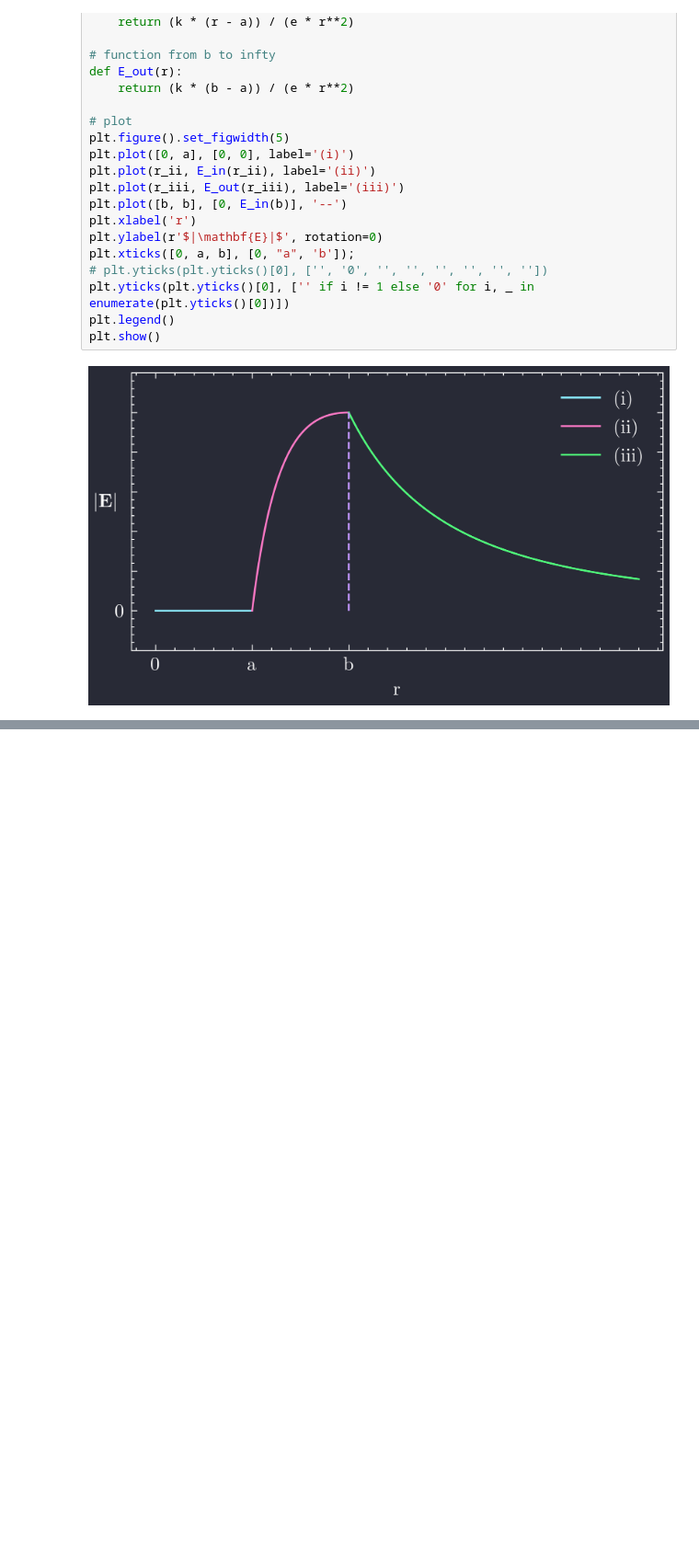
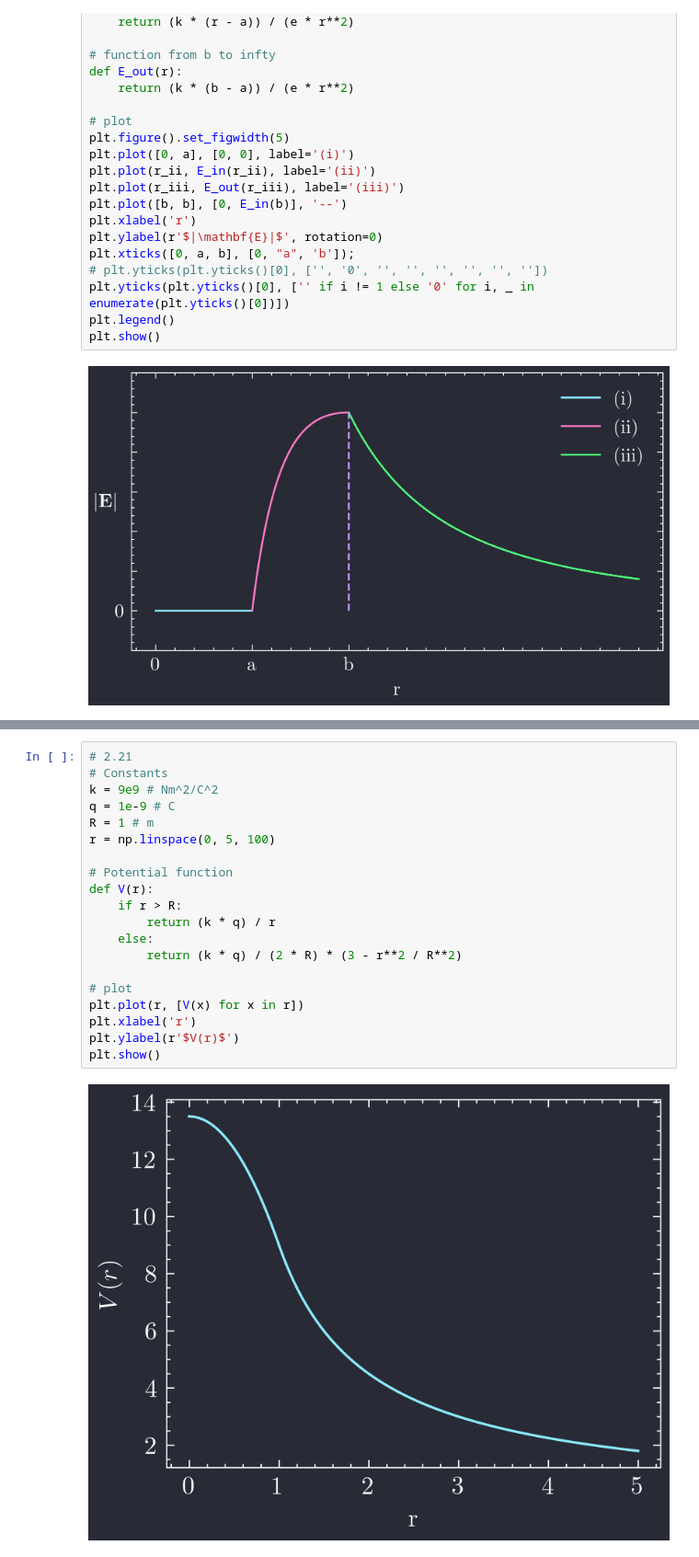
Before and after one commit to joonsuuh/physics, a Jupyter notebook: griffiths_em/code/chapter2.ipynb, the cells around one changed output, grey strips where cells are left out. Shown: that part at 92% size. Saved outputs shown, nothing was run; the diff lists cells and outputs as text; blank space fills up the shorter version.

```diff
--- a/griffiths_em/code/chapter2.ipynb
+++ b/griffiths_em/code/chapter2.ipynb
@@ -106,0 +107,22 @@ plt.show()
+# %%
+# 2.21
+# Constants
+k = 9e9 # Nm^2/C^2
+q = 1e-9 # C
+R = 1 # m
+r = np.linspace(0, 5, 100)
+
+# Potential function
+def V(r):
+    if r > R:
+        return (k * q) / r
+    else:
+        return (k * q) / (2 * R) * (3 - r**2 / R**2)
+
+# plot
+plt.plot(r, [V(x) for x in r])
+plt.xlabel('r')
+plt.ylabel(r'$V(r)$')
+plt.show()
+# %% [output]
+[figure, added]
```
Also changed, not shown: parts of 2 cells of this notebook, 15 other files.
